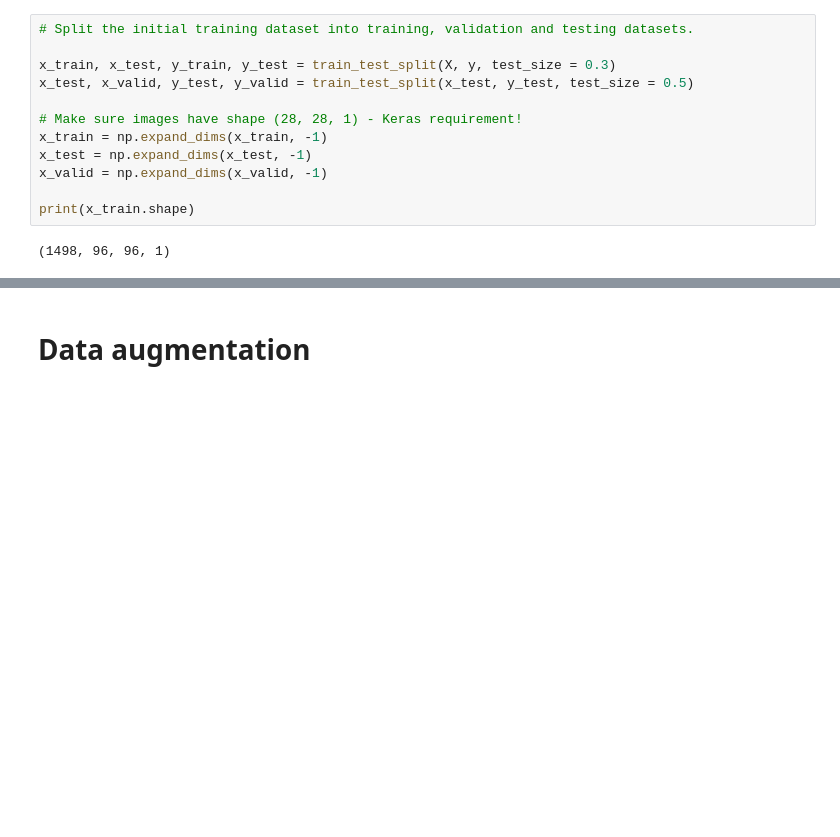
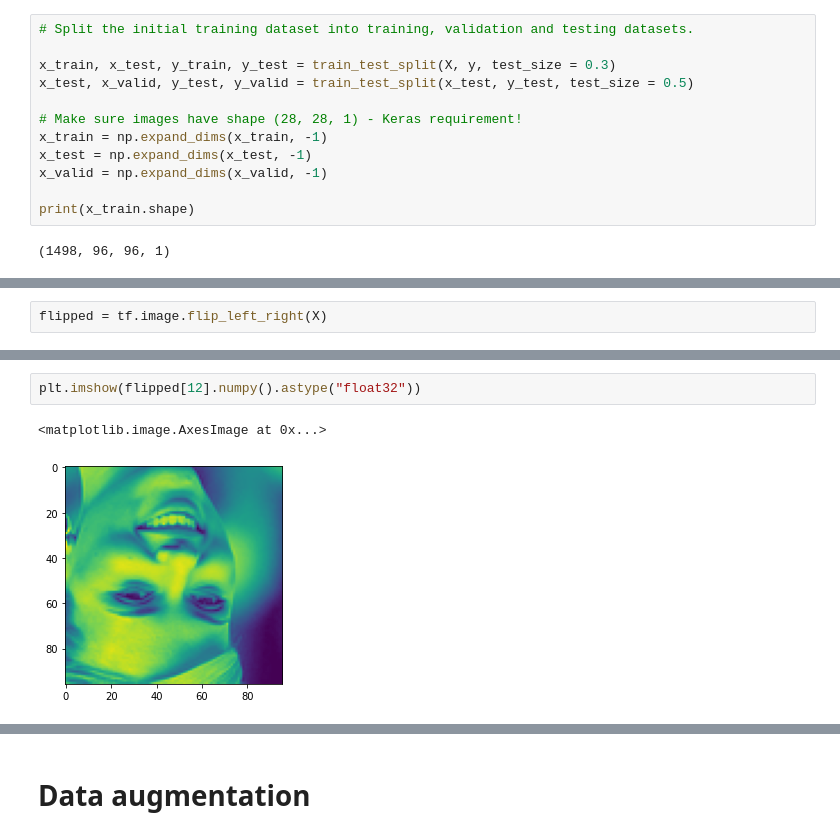
Before and after one commit to JanLeyva/DeepLearning, a Jupyter notebook: MyAssignment2.ipynb, the cells around one changed output, grey strips where cells are left out. Drawn from its saved outputs; the diff is of its cells as text; blank space fills up the shorter version.

```diff
--- a/MyAssignment2.ipynb
+++ b/MyAssignment2.ipynb
@@ -127,0 +209,2 @@ print(x_train.shape)
+# %%
+flipped = tf.image.flip_left_right(X)
@@ -127,0 +215,5 @@ print(x_train.shape)
+# %%
+plt.imshow(flipped[12].numpy().astype("float32"))
+# %% [output]
+<matplotlib.image.AxesImage at 0x...>
+[figure, added]
```
Also changed, not shown: parts of 35 cells of this notebook.
